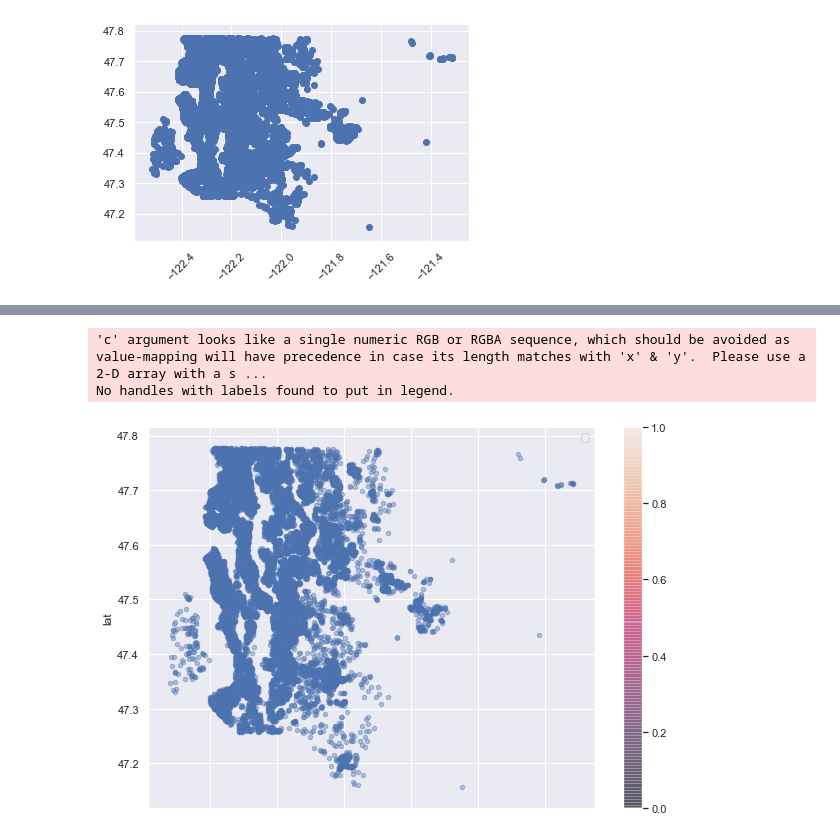
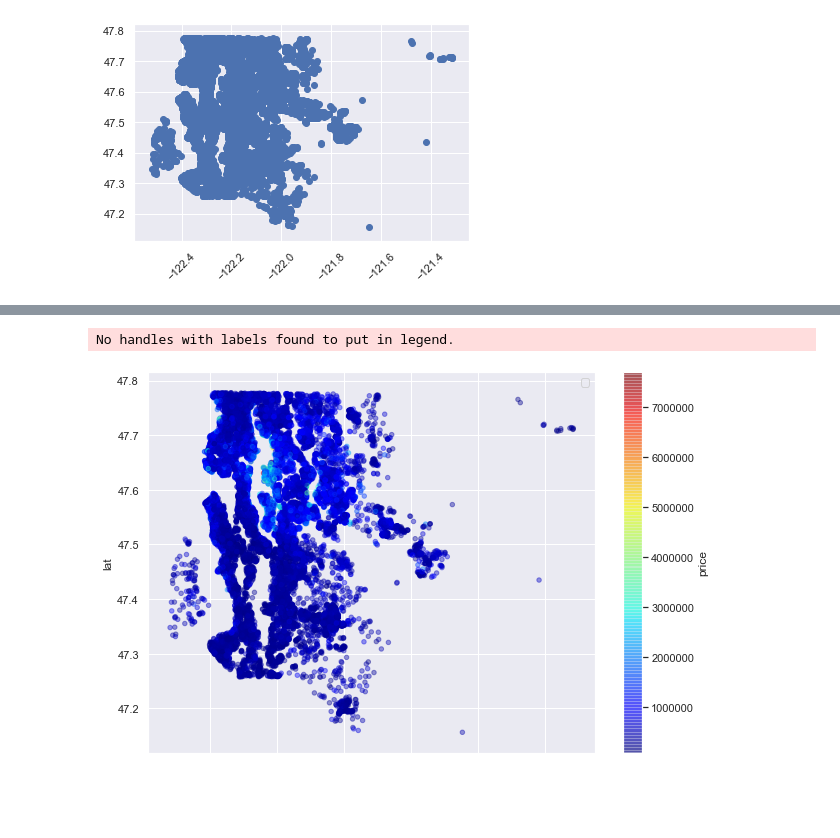
Before and after one commit to kmcnicoll/KyleMatt, a Jupyter notebook: 4 hour graph, lat long on map.ipynb, the cells around one changed output, grey strips where cells are left out. Saved outputs shown, nothing was run; the diff lists cells and outputs as text; code cells hidden in the pictures; blank space fills up the shorter version.

Commit message:
graph took 4 hours lat long on map added

```diff
--- a/Graph pre scale.ipynb
+++ b/4 hour graph, lat long on map.ipynb
@@ -170,14 +182,15 @@ fig.show()
 # %%
-df.plot(kind="scatter", x="long", y="lat",
-    cmap=plt.get_cmap("hsv"),
+import matplotlib.pyplot as plt
+df.plot(kind="scatter", x="long",  y="lat", c="price",
+    cmap=plt.get_cmap("jet"),
     colorbar=True, alpha=0.4, figsize=(10,7),
 )
+
 plt.legend()
 plt.show()
 # %% [output]
-'c' argument looks like a single numeric RGB or RGBA sequence, which should be avoided as value-mapping will have precedence in case its length matches with 'x' & 'y'.  Please use a 2-D array with a s ...
 No handles with labels found to put in legend.
-[figure, old version]
+[figure, new version]
 # %%
 import numpy as np
 import matplotlib.image as mpimg
```
Also changed, not shown: parts of 7 cells of this notebook.
